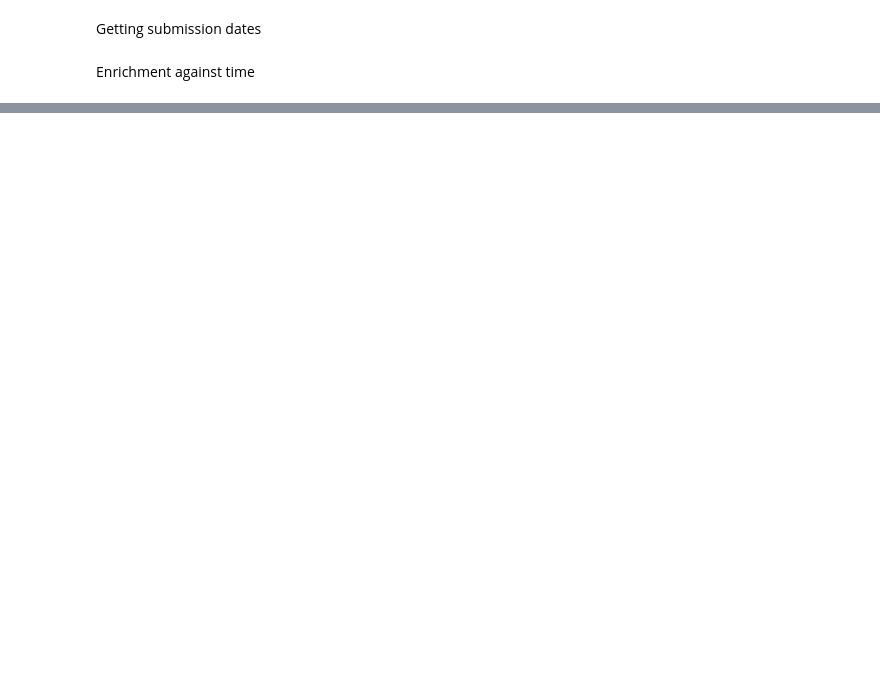
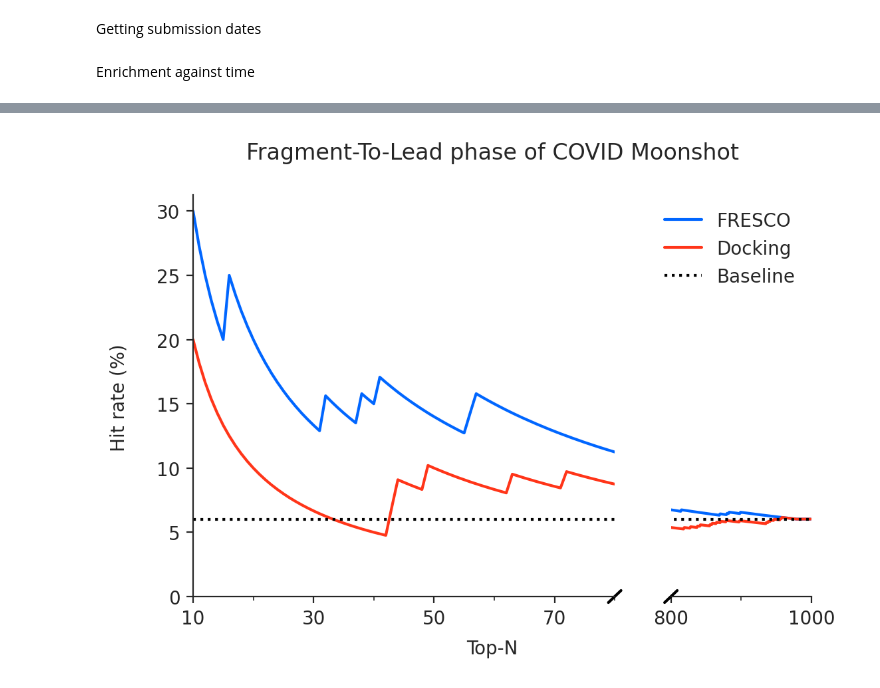
Before and after one commit to wjm41/fresco, a Jupyter notebook: figs/plotting_notebooks/enrichment_moonshot_fresco_xray_vs_dock.ipynb, the cells around one changed output, grey strips where cells are left out. Drawn from its saved outputs; the diff is of its cells as text; code cells hidden in the pictures; blank space fills up the shorter version.

```diff
--- a/figs/plotting_notebooks/enrichment_moonshot_fresco_xray_vs_dock.ipynb
+++ b/figs/plotting_notebooks/enrichment_moonshot_fresco_xray_vs_dock.ipynb
@@ -265,0 +395,96 @@ interactive(children=(Dropdown(description='year', options=('2021', '2020'), val
+# %%
+import seaborn as sns
+import matplotlib.pyplot as plt
+from matplotlib.ticker import (MultipleLocator, FormatStrFormatter,
+                               AutoMinorLocator)
+
+csfont = {'fontname':'Helvetica Neue'}
+
+year = '2020'
+month = '09'
+day = '01'
+date_to_plot = int(f'{year}{month}{day}')
+ic50_threshold = 5
+
+df_filtered_by_date = df_merged.query('date < @date_to_plot').copy()
+df_filtered_by_date['hit'] = df_filtered_by_date['f_avg_IC50'] < ic50_threshold
+
+starting_number = 10
+stop_number = 1000
+n_list = np.linspace(start=starting_number, stop=stop_number,
+                     num=stop_number-starting_number, endpoint=False)
+
+EF_docking = [calculate_enrichment_for_df(
+    df_filtered_by_date, n=int(n), index='hit', score='Chemgauss4 Score', ascending=True) for n in n_list]
+EF_fresco = [calculate_enrichment_for_df(
+    df_filtered_by_date, n=int(n), index='hit', score='xray_fresco_score', ascending=False) for n in n_list]
+
+orig_prop = 100*len(
+    df_filtered_by_date[df_filtered_by_date['hit']])/len(df_filtered_by_date)
+
+sns.set_style('white')
+plt.rcParams['xtick.bottom'] = True
+plt.rcParams['ytick.left'] = True
+
+f, (ax, ax2) = plt.subplots(1, 2, dpi=200, gridspec_kw={'width_ratios': [3, 1]})
+# plt.title(f'Fragment-To-Lead phase of COVID Moonshot\n$N_{{{"data"}}}$={len(df_filtered_by_date)}, Hit = IC50<{ic50_threshold}µM')
+plt.suptitle(f'Fragment-To-Lead phase of COVID Moonshot', **csfont)
+
+
+df_docking = pd.DataFrame({'N': n_list, 'EF': EF_docking, 'method': 'Docking'})
+df_fresco = pd.DataFrame({'N': n_list, 'EF': EF_fresco, 'method': 'FRESCO'})
+# df_true = pd.DataFrame({'N': n_list, 'EF': EF_true, 'method': 'True'})
+
+df_merged_enrichment = pd.concat([df_fresco, df_docking]).reset_index()
+
+df_merged_enrichment['EF'] = df_merged_enrichment['EF']*orig_prop
+
+
+def make_plot(axis):
+    sns.lineplot(data=df_merged_enrichment, x='N', y='EF',
+                hue='method', ax=axis, palette=['#0066FF', '#FF3519'])
+    sns.despine(ax=axis)
+    axis.plot(n_list, np.ones_like(n_list)*orig_prop, 'k:', label='Baseline')
+
+
+make_plot(ax)
+ax.xaxis.set_major_locator(MultipleLocator(20))
+ax.xaxis.set_minor_locator(MultipleLocator(10))
+ax.set_xticks([10, 30, 50, 70])
+ax.set_ylim(bottom=0)
+ax.set_xlim(10, 80)
+ax.get_legend().remove()
+ax.set_xlabel(None)
+ax.set_ylabel(None)
+# ax.set_ylabel(f'Hit rate (%)')
+
+make_plot(ax2)
+ax2.xaxis.set_major_locator(MultipleLocator(200))
+ax2.xaxis.set_minor_locator(MultipleLocator(100))
+ax2.set_ylim(bottom=0)
+ax2.set_xlim(800, 1000)
+ax2.legend(loc='upper right', frameon=False)
+ax2.set_xlabel(None)
+ax2.set_ylabel(None)
+
+ax2.get_yaxis().set_ticks([])
+# ax.spines['bottom'].set_visible(False)
+ax2.spines['left'].set_visible(False)
+
+d = .015  # how big to make the diagonal lines in axes coordinates
+# arguments to pass plot, just so we don't keep repeating them
+kwargs = dict(transform=ax.transAxes, color='k', clip_on=False)
+ax.plot((1-d, 1+d), (-d, +d), **kwargs)
+
+
+kwargs.update(transform=ax2.transAxes)
+ax2.plot((-d*3, +d*3), (-d, +d), **kwargs)
+
+f.supxlabel('Top-N', fontsize=10)
+f.supylabel('Hit rate (%)', fontsize=10)
+# f.patch.set_facecolor('white')
+# ax.set_facecolor('white')
+# ax2.set_facecolor('white')
+f.savefig('/home/wjm41/ml_physics/frag-pcore-screen/figs/plots/fresco_vs_moonshot_break.pdf', facecolor='white')
+# %% [output]
+[figure, added]
```
Also changed, not shown: parts of 11 cells of this notebook, 4 other files.
